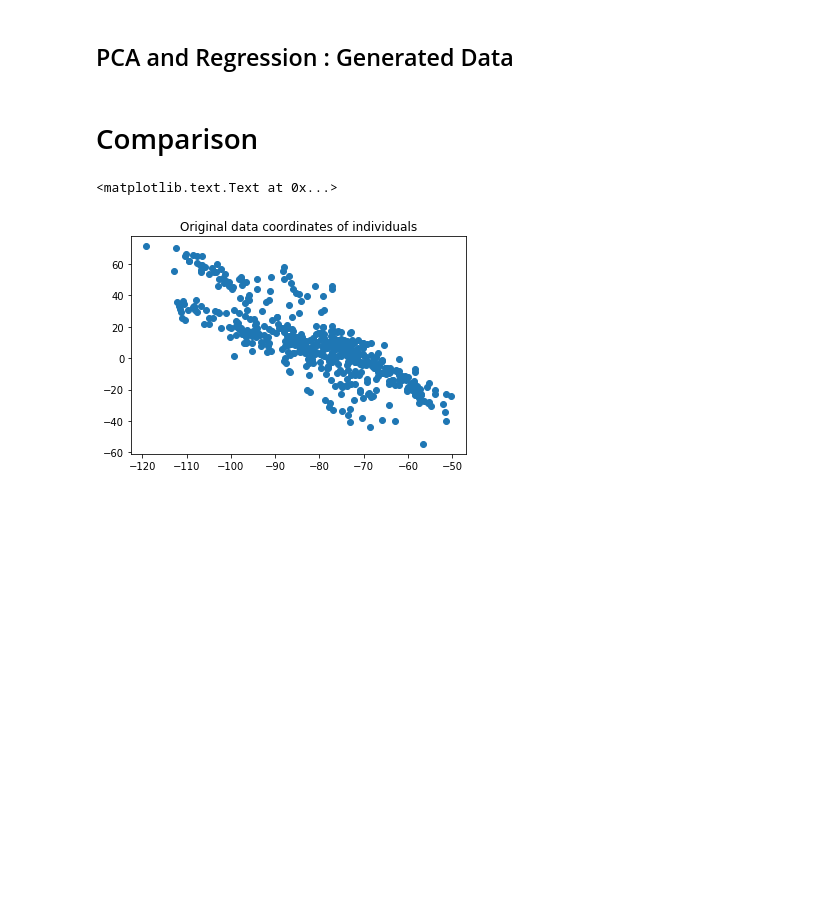
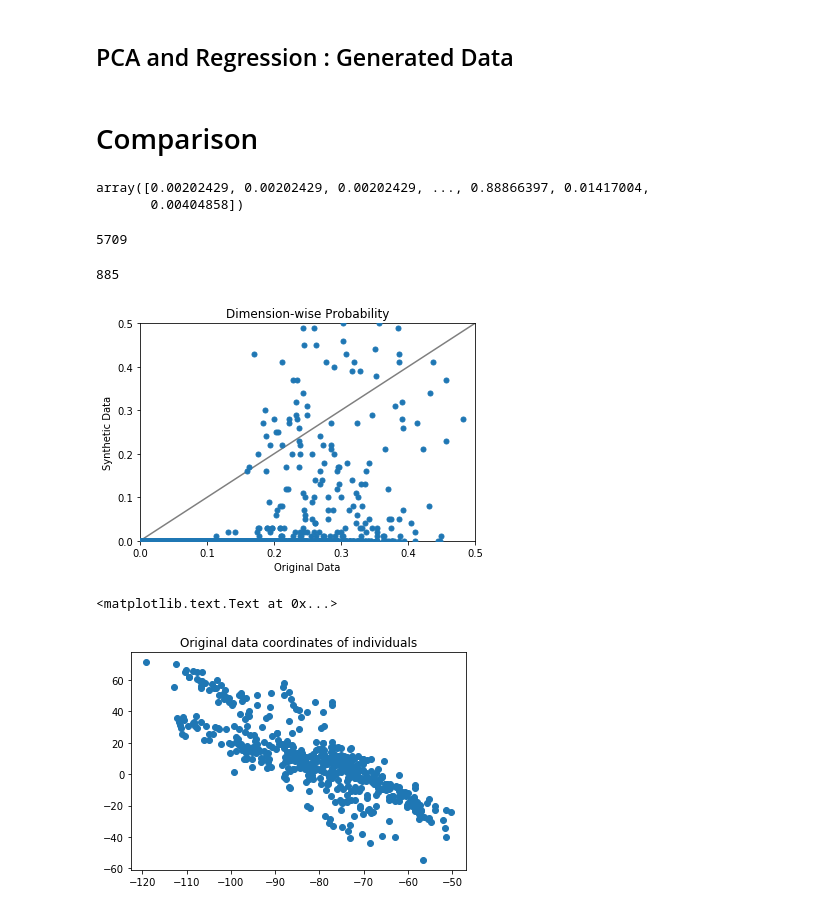
Before and after one commit to thomasgrsp/workaroundmedgan, a Jupyter notebook: notebooks/medgan_pca.ipynb, the cells around one changed output. Saved outputs shown, nothing was run; the diff lists cells and outputs as text; code cells hidden in the pictures; blank space fills up the shorter version.

```diff
--- a/notebooks/medgan_pca.ipynb
+++ b/notebooks/medgan_pca.ipynb
@@ -104,6 +104,34 @@ x_gen_long = reg_long.predict(comp_gen)
 x_gen_lat = reg_lat.predict(comp_gen)
 # %% [markdown]
 # Comparison
+# %%
+orig_col_avg
+# %% [output]
+array([0.00202429, 0.00202429, 0.00202429, ..., 0.88866397, 0.01417004,
+       0.00404858])
+# %%
+np.sum(np.sum(x, 0)>0)
+# %% [output]
+5709
+# %%
+np.sum(np.sum(x_gen, 0)>0)
+# %% [output]
+885
+# %%
+orig_col_avg = np.sum(x, 0) / x.shape[0]
+synth_col_avg = np.sum(x_gen, 0) / x_gen.shape[0]
+
+plt.scatter(orig_col_avg, synth_col_avg, s=25, zorder=10)
+lims = [0, .5]
+plt.xlim(lims)
+plt.ylim(lims)
+plt.plot(lims, lims, 'k-', alpha=0.5, zorder=0)
+plt.xlabel("Original Data")
+plt.ylabel("Synthetic Data")
+plt.title("Dimension-wise Probability")
+plt.show()
+# %% [output]
+[figure, added]
 # %%
 from scipy.stats import norm
 # %%
```
Also changed, not shown: parts of 3 cells of this notebook.
